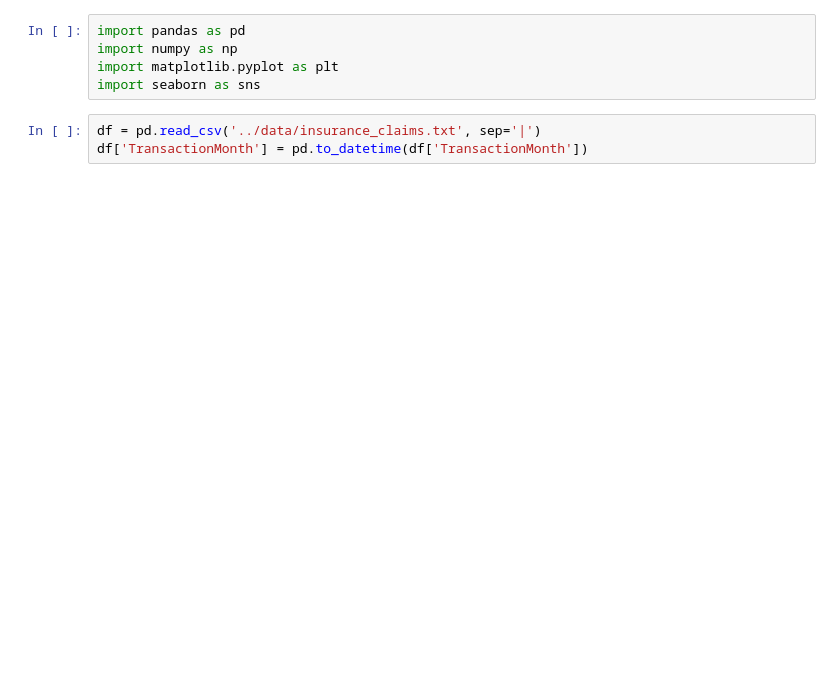
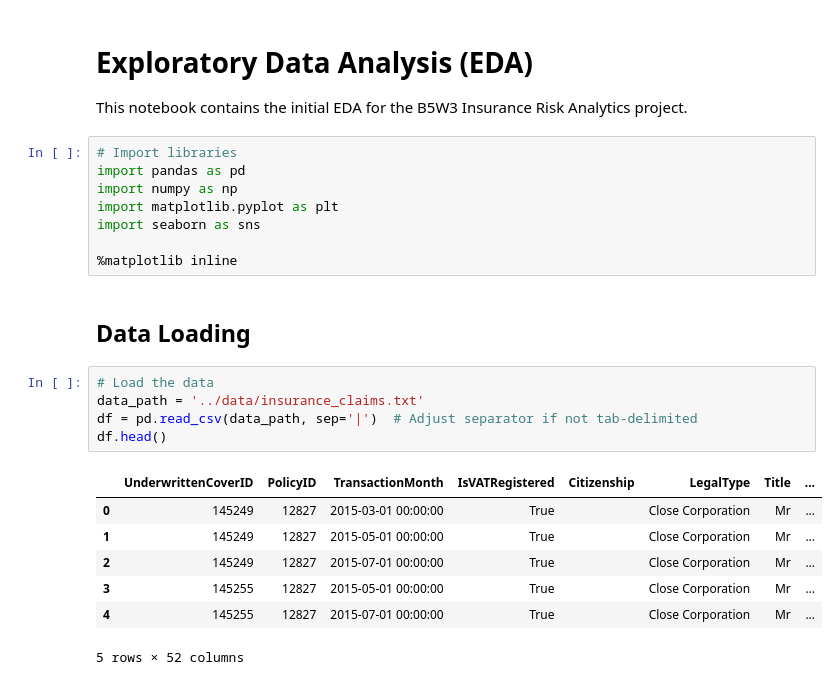
Before and after one commit to YonatanBest/B5W3-End-to-End-Insurance-Risk-Analytics-and-Predictive-Modeling, a Jupyter notebook: notebooks/01_eda.ipynb, the cells around one changed output. Saved outputs shown, nothing was run; the diff lists cells and outputs as text; blank space fills up the shorter version.

```diff
--- a/notebooks/01_eda.ipynb
+++ b/notebooks/01_eda.ipynb
@@ -1,8 +1,27 @@
+# %% [markdown]
+# Exploratory Data Analysis (EDA)
+
+This notebook contains the initial EDA for the B5W3 Insurance Risk Analytics project.
 # %%
+# Import libraries
 import pandas as pd
 import numpy as np
 import matplotlib.pyplot as plt
 import seaborn as sns
+
+%matplotlib inline
-# %%
-df = pd.read_csv('../data/insurance_claims.txt', sep='|')
-df['TransactionMonth'] = pd.to_datetime(df['TransactionMonth'])
+# %% [markdown]
+## Data Loading
+# %%
+# Load the data
+data_path = '../data/insurance_claims.txt'
+df = pd.read_csv(data_path, sep='|')  # Adjust separator if not tab-delimited
+df.head()
+# %% [output]
+|  | UnderwrittenCoverID | PolicyID | TransactionMonth | IsVATRegistered | Citizenship | LegalType | Title | ... |
+| 0 | 145249 | 12827 | 2015-03-01 00:00:00 | True |  | Close Corporation | Mr | ... |
+| 1 | 145249 | 12827 | 2015-05-01 00:00:00 | True |  | Close Corporation | Mr | ... |
+| 2 | 145249 | 12827 | 2015-07-01 00:00:00 | True |  | Close Corporation | Mr | ... |
+| 3 | 145255 | 12827 | 2015-05-01 00:00:00 | True |  | Close Corporation | Mr | ... |
+| 4 | 145255 | 12827 | 2015-07-01 00:00:00 | True |  | Close Corporation | Mr | ... |
+5 rows × 52 columns
```
Also changed, not shown: parts of 17 cells of this notebook.
